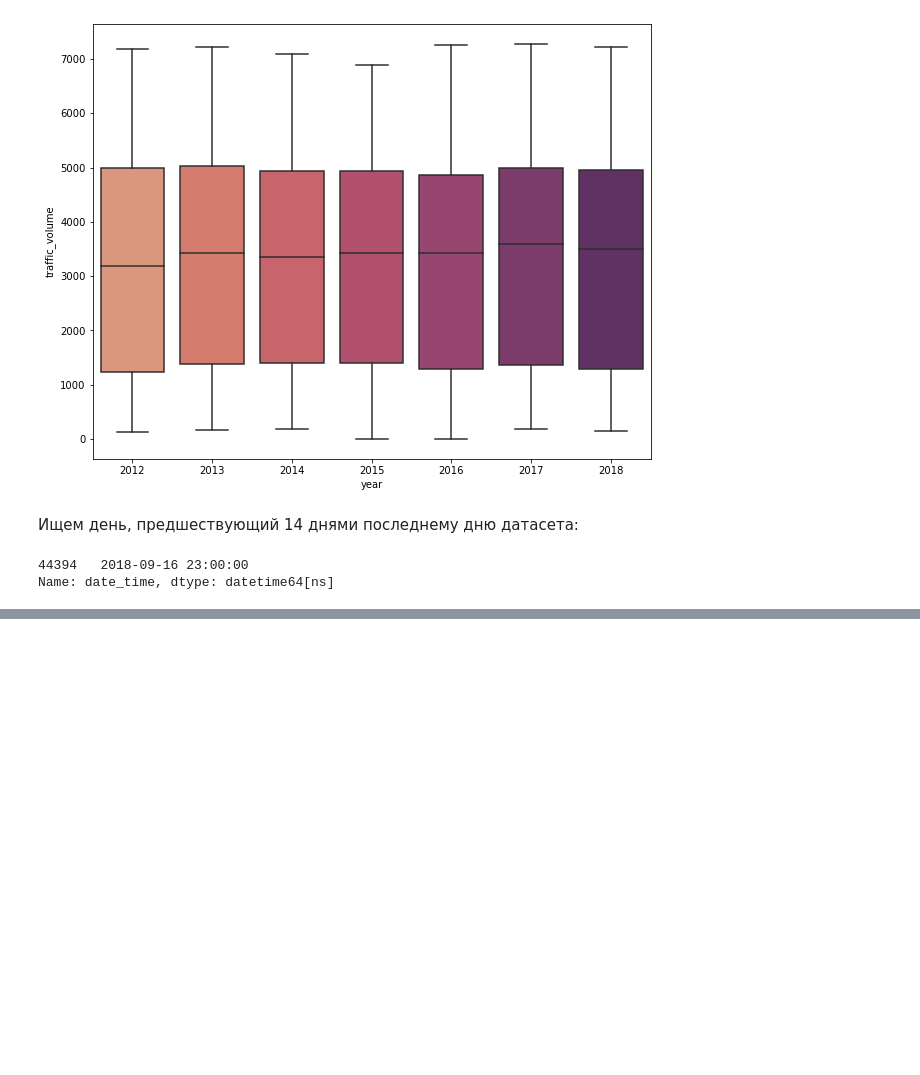
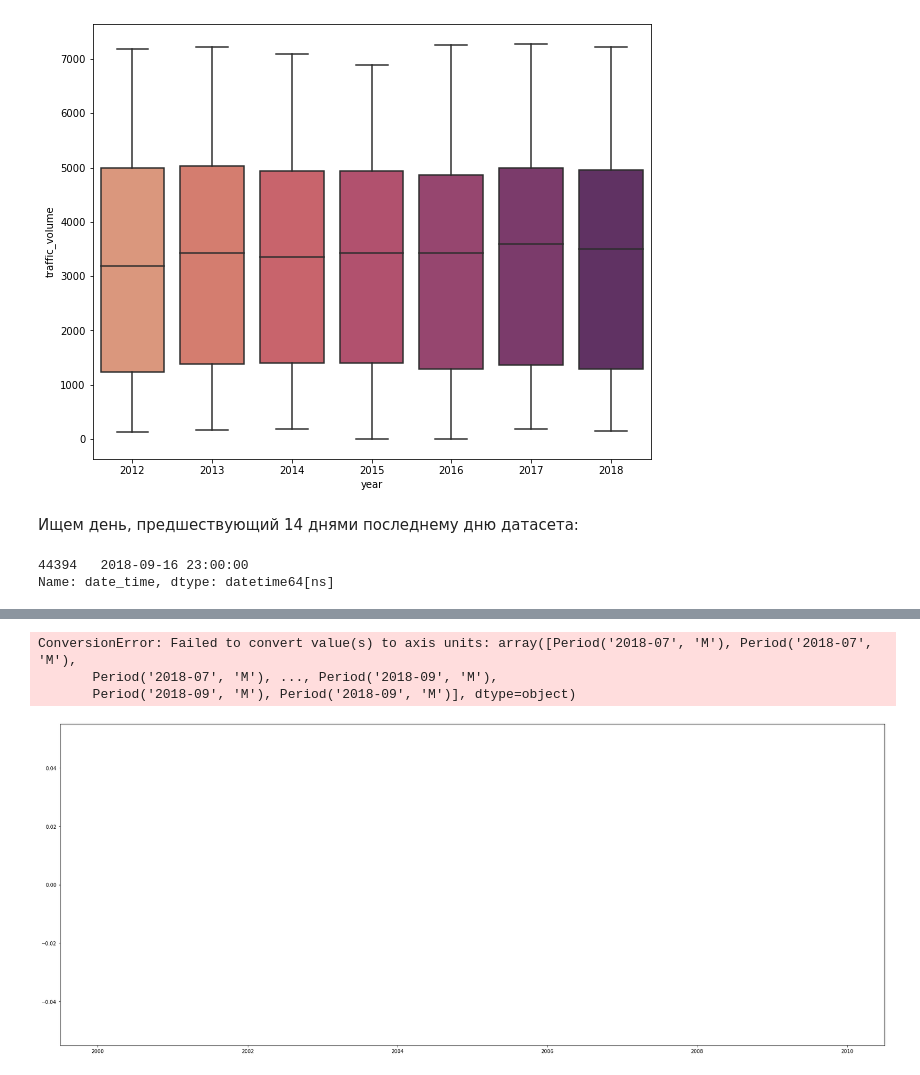
Before and after one commit to rpurei/otus, a Jupyter notebook: prof-hw6/ml_prof_hw06.ipynb, the cells around one changed output, grey strips where cells are left out. Drawn from its saved outputs; the diff is of its cells as text; code cells hidden in the pictures; blank space fills up the shorter version.

```diff
--- a/prof-hw6/ml_prof_hw06.ipynb
+++ b/prof-hw6/ml_prof_hw06.ipynb
@@ -277,0 +301,26 @@ df_test
+# %%
+df_train.index = df_train['date_time']
+df_test.index = df_test['date_time']
+# %%
+df_train.index = pd.DatetimeIndex(df_train.index).to_period('M')
+# %%
+model = sm.tsa.arima.ARIMA(df_train.traffic_volume, order=(2, 0, 1))
+results_ARIMA = model.fit()
+
+plt.figure(figsize=(30,12))
+plt.plot()
+plt.plot(results_ARIMA.fittedvalues, color='red')
+plt.show()
+
+fig = plt.figure(figsize=(30, 12))
+ax = fig.add_subplot()
+ax.plot(df_train.traffic_volume)
+ax.xaxis.set_major_locator(md.MonthLocator(interval = 1))
+ax.xaxis.set_major_formatter(md.DateFormatter('%b'))
+# ax.set_xticklabels([])
+# ax.set_yticklabels([])
+# %% [output]
+ConversionError: Failed to convert value(s) to axis units: array([Period('2018-07', 'M'), Period('2018-07', 'M'),
+       Period('2018-07', 'M'), ..., Period('2018-09', 'M'),
+       Period('2018-09', 'M'), Period('2018-09', 'M')], dtype=object)
+[figure, added]
```
Also changed, not shown: parts of 8 cells of this notebook.
